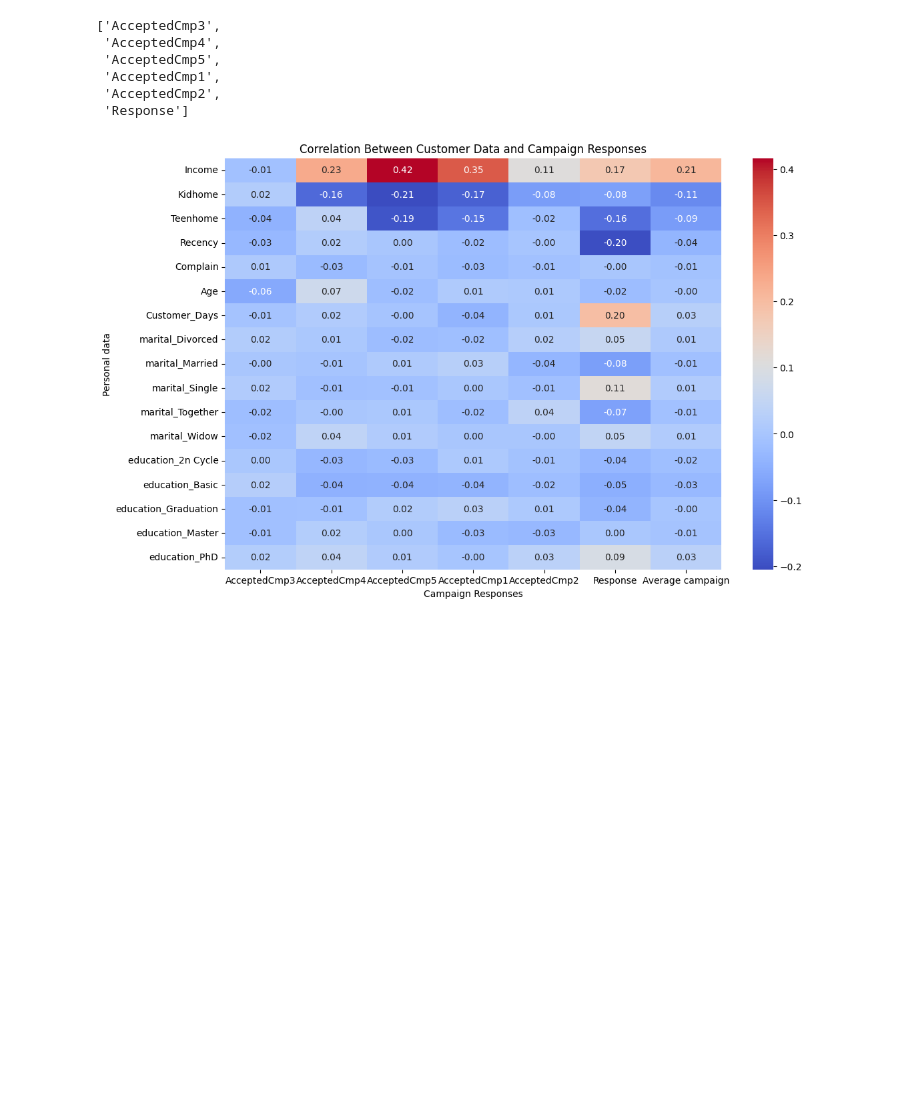
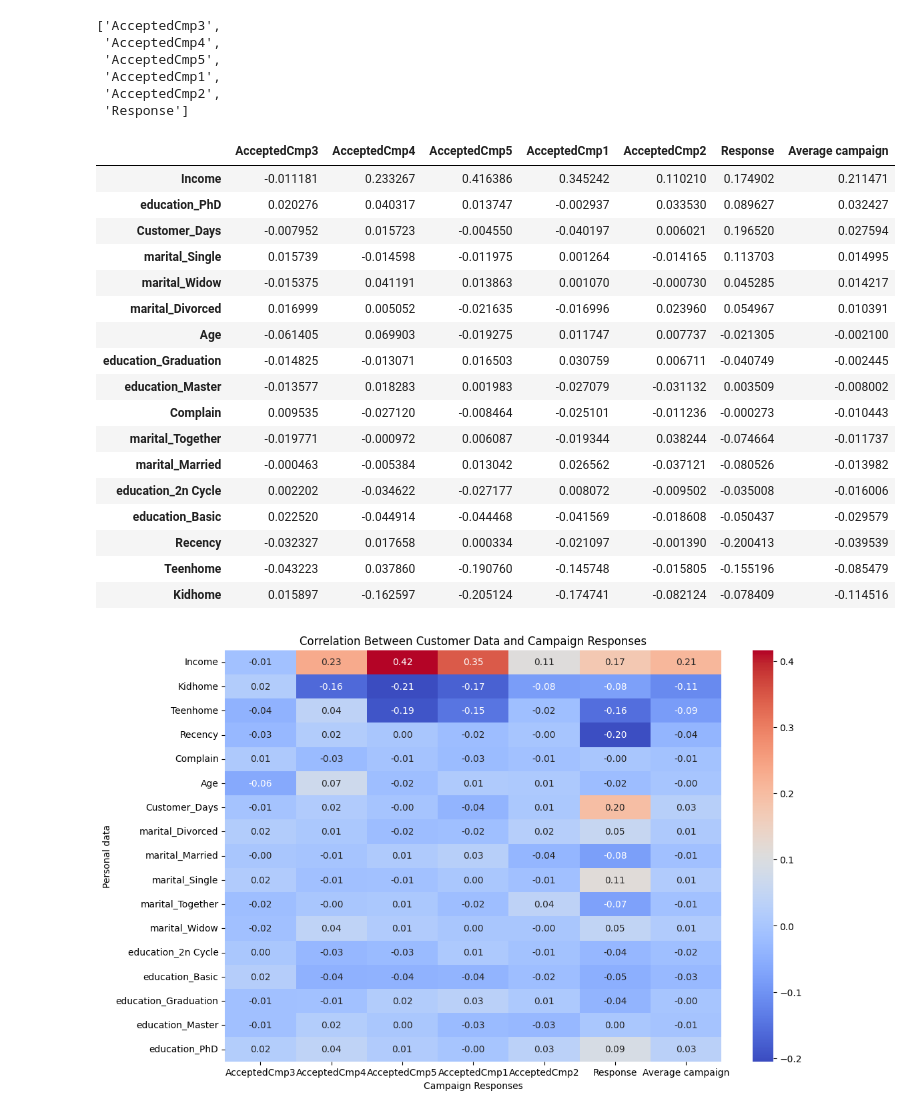
Before and after one commit to kevintao0417/F24_DATA110, a Jupyter notebook: Project/F1/customer_data.ipynb, the cells around one changed output. Drawn from its saved outputs; the diff is of its cells as text; code cells hidden in the pictures; blank space fills up the shorter version.

```diff
--- a/Project/F1/customer_data.ipynb
+++ b/Project/F1/customer_data.ipynb
@@ -36,13 +39,33 @@ campaign_data_column
 # %%
 
 correlation_matrix = join[personal_data_column + campaign_data_column].corr()
 correlation_with_campaigns = correlation_matrix.loc[personal_data_column, campaign_data_column]
 correlation_with_campaigns["Average campaign"] = correlation_with_campaigns[['AcceptedCmp3',
  'AcceptedCmp4',
  'AcceptedCmp5',
  'AcceptedCmp1',
  'AcceptedCmp2',
  'Response']].mean(axis = 1)
+correlation_with_campaigns.sort_values(by = "Average campaign", axis = 0, ascending=False)
+# %% [output]
+|  | AcceptedCmp3 | AcceptedCmp4 | AcceptedCmp5 | AcceptedCmp1 | AcceptedCmp2 | Response | Average campaign |
+| Income | -0.011181 | 0.233267 | 0.416386 | 0.345242 | 0.110210 | 0.174902 | 0.211471 |
+| education_PhD | 0.020276 | 0.040317 | 0.013747 | -0.002937 | 0.033530 | 0.089627 | 0.032427 |
+| Customer_Days | -0.007952 | 0.015723 | -0.004550 | -0.040197 | 0.006021 | 0.196520 | 0.027594 |
+| marital_Single | 0.015739 | -0.014598 | -0.011975 | 0.001264 | -0.014165 | 0.113703 | 0.014995 |
+| marital_Widow | -0.015375 | 0.041191 | 0.013863 | 0.001070 | -0.000730 | 0.045285 | 0.014217 |
+| marital_Divorced | 0.016999 | 0.005052 | -0.021635 | -0.016996 | 0.023960 | 0.054967 | 0.010391 |
+| Age | -0.061405 | 0.069903 | -0.019275 | 0.011747 | 0.007737 | -0.021305 | -0.002100 |
+| education_Graduation | -0.014825 | -0.013071 | 0.016503 | 0.030759 | 0.006711 | -0.040749 | -0.002445 |
+| education_Master | -0.013577 | 0.018283 | 0.001983 | -0.027079 | -0.031132 | 0.003509 | -0.008002 |
+| Complain | 0.009535 | -0.027120 | -0.008464 | -0.025101 | -0.011236 | -0.000273 | -0.010443 |
+| marital_Together | -0.019771 | -0.000972 | 0.006087 | -0.019344 | 0.038244 | -0.074664 | -0.011737 |
+| marital_Married | -0.000463 | -0.005384 | 0.013042 | 0.026562 | -0.037121 | -0.080526 | -0.013982 |
+| education_2n Cycle | 0.002202 | -0.034622 | -0.027177 | 0.008072 | -0.009502 | -0.035008 | -0.016006 |
+| education_Basic | 0.022520 | -0.044914 | -0.044468 | -0.041569 | -0.018608 | -0.050437 | -0.029579 |
+| Recency | -0.032327 | 0.017658 | 0.000334 | -0.021097 | -0.001390 | -0.200413 | -0.039539 |
+| Teenhome | -0.043223 | 0.037860 | -0.190760 | -0.145748 | -0.015805 | -0.155196 | -0.085479 |
+| Kidhome | 0.015897 | -0.162597 | -0.205124 | -0.174741 | -0.082124 | -0.078409 | -0.114516 |
 # %%
 plt.figure(figsize=(12, 8))
 sns.heatmap(correlation_with_campaigns, annot=True, cmap="coolwarm", fmt=".2f")
```
Also changed, not shown: parts of 6 cells of this notebook.
